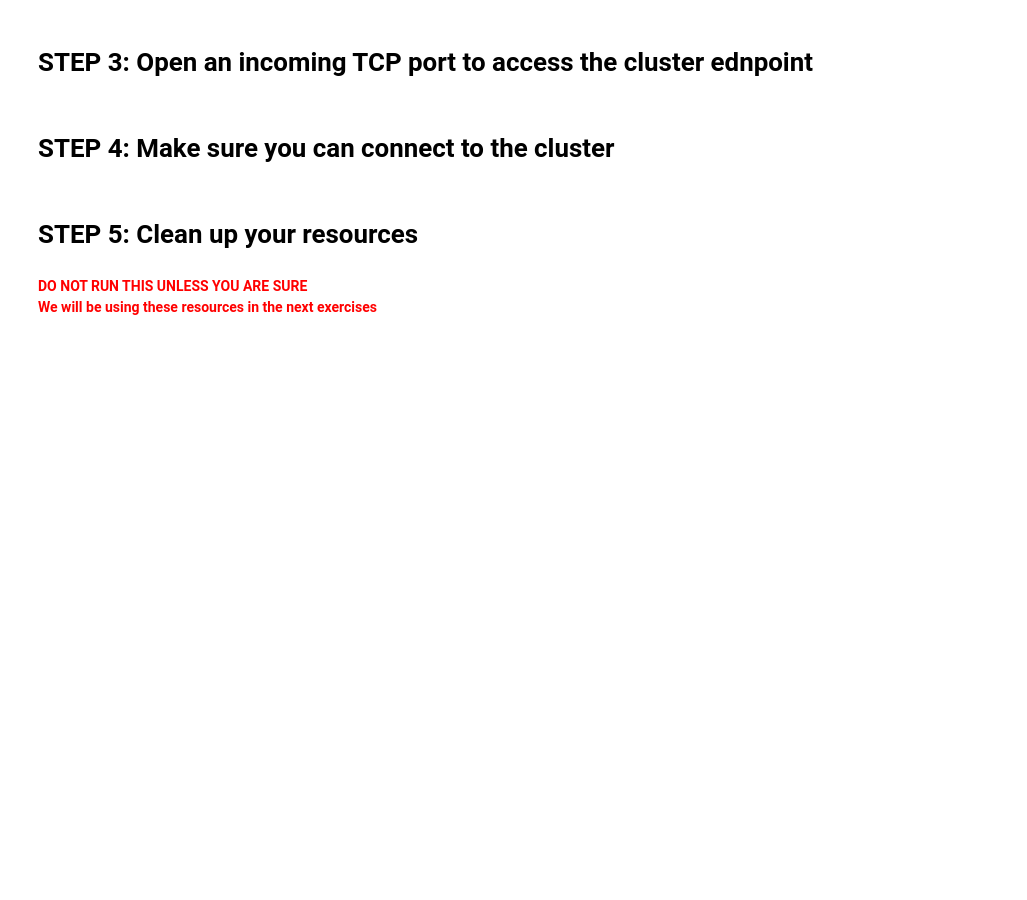
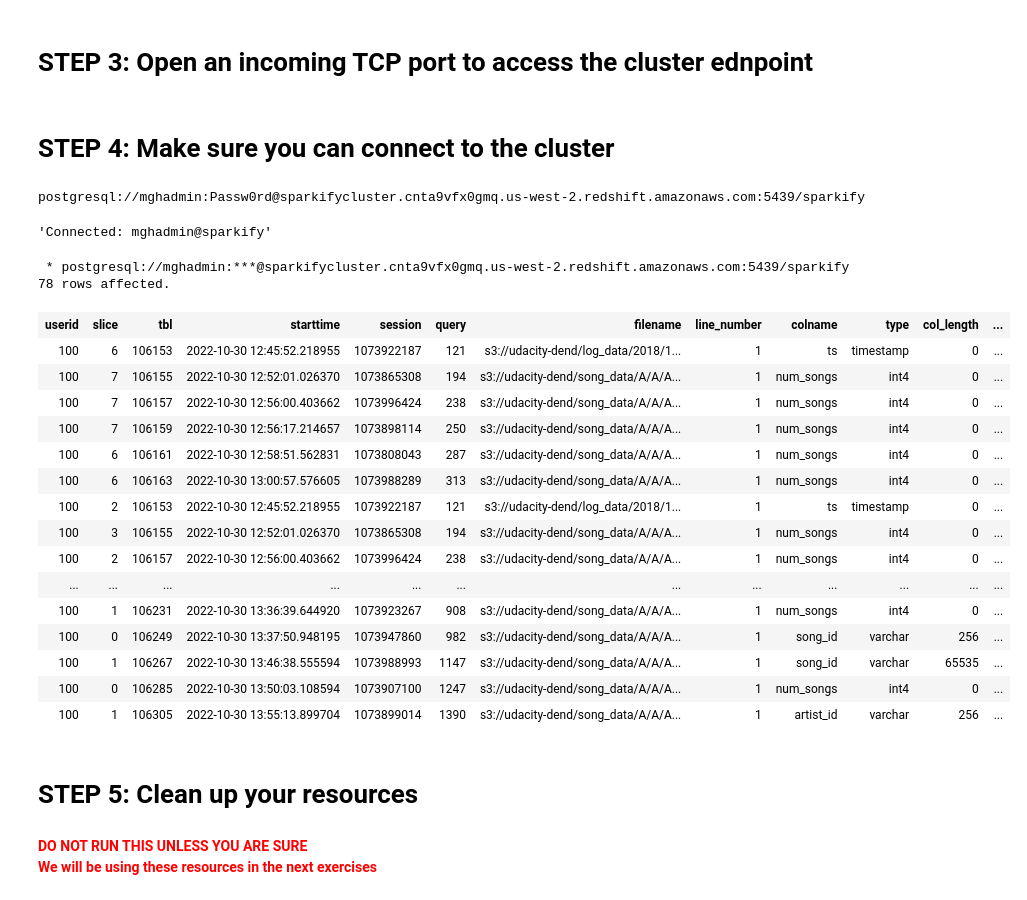
Before and after one commit to mgranica/data_engineer_nanodegree, a Jupyter notebook: cloud_data_warehouse/dwh_cluster/Creating_Redshift_Cluster_AWS_IaC.ipynb, the cells around one changed output. Cells and saved outputs as stored; diff of their text form; code cells hidden in the pictures; blank space fills up the shorter version.

```diff
--- a/cloud_data_warehouse/dwh_cluster/Creating_Redshift_Cluster_AWS_IaC.ipynb
+++ b/cloud_data_warehouse/dwh_cluster/Creating_Redshift_Cluster_AWS_IaC.ipynb
@@ -144,9 +162,34 @@ except Exception as e:
 # %%
 %load_ext sql
 # %%
-conn_string="postgresql://{}:{}@{}:{}/{}".format(DWH_DB_USER, DWH_DB_PASSWORD, DWH_ENDPOINT, DWH_PORT,DB_NAME)
+conn_string="postgresql://{}:{}@{}:{}/{}".format(DB_USER, DB_PASSWORD, DWH_ENDPOINT, DB_PORT,DB_NAME)
 print(conn_string)
 %sql $conn_string
+# %% [output]
+postgresql://mghadmin:Passw0rd@sparkifycluster.cnta9vfx0gmq.us-west-2.redshift.amazonaws.com:5439/sparkify
+'Connected: mghadmin@sparkify'
+# %%
+%%sql
+select * from stl_load_errors;
+# %% [output]
+ * postgresql://mghadmin:***@sparkifycluster.cnta9vfx0gmq.us-west-2.redshift.amazonaws.com:5439/sparkify
+78 rows affected.
+| userid | slice | tbl | starttime | session | query | filename | line_number | colname | type | col_length | ... |
+| 100 | 6 | 106153 | 2022-10-30 12:45:52.218955 | 1073922187 | 121 | s3://udacity-dend/log_data/2018/1... | 1 | ts | timestamp | 0 | ... |
+| 100 | 7 | 106155 | 2022-10-30 12:52:01.026370 | 1073865308 | 194 | s3://udacity-dend/song_data/A/A/A... | 1 | num_songs | int4 | 0 | ... |
+| 100 | 7 | 106157 | 2022-10-30 12:56:00.403662 | 1073996424 | 238 | s3://udacity-dend/song_data/A/A/A... | 1 | num_songs | int4 | 0 | ... |
+| 100 | 7 | 106159 | 2022-10-30 12:56:17.214657 | 1073898114 | 250 | s3://udacity-dend/song_data/A/A/A... | 1 | num_songs | int4 | 0 | ... |
+| 100 | 6 | 106161 | 2022-10-30 12:58:51.562831 | 1073808043 | 287 | s3://udacity-dend/song_data/A/A/A... | 1 | num_songs | int4 | 0 | ... |
+| 100 | 6 | 106163 | 2022-10-30 13:00:57.576605 | 1073988289 | 313 | s3://udacity-dend/song_data/A/A/A... | 1 | num_songs | int4 | 0 | ... |
+| 100 | 2 | 106153 | 2022-10-30 12:45:52.218955 | 1073922187 | 121 | s3://udacity-dend/log_data/2018/1... | 1 | ts | timestamp | 0 | ... |
+| 100 | 3 | 106155 | 2022-10-30 12:52:01.026370 | 1073865308 | 194 | s3://udacity-dend/song_data/A/A/A... | 1 | num_songs | int4 | 0 | ... |
+| 100 | 2 | 106157 | 2022-10-30 12:56:00.403662 | 1073996424 | 238 | s3://udacity-dend/song_data/A/A/A... | 1 | num_songs | int4 | 0 | ... |
+| ... | ... | ... | ... | ... | ... | ... | ... | ... | ... | ... | ... |
+| 100 | 1 | 106231 | 2022-10-30 13:36:39.644920 | 1073923267 | 908 | s3://udacity-dend/song_data/A/A/A... | 1 | num_songs | int4 | 0 | ... |
+| 100 | 0 | 106249 | 2022-10-30 13:37:50.948195 | 1073947860 | 982 | s3://udacity-dend/song_data/A/A/A... | 1 | song_id | varchar | 256 | ... |
+| 100 | 1 | 106267 | 2022-10-30 13:46:38.555594 | 1073988993 | 1147 | s3://udacity-dend/song_data/A/A/A... | 1 | song_id | varchar | 65535 | ... |
+| 100 | 0 | 106285 | 2022-10-30 13:50:03.108594 | 1073907100 | 1247 | s3://udacity-dend/song_data/A/A/A... | 1 | num_songs | int4 | 0 | ... |
+| 100 | 1 | 106305 | 2022-10-30 13:55:13.899704 | 1073899014 | 1390 | s3://udacity-dend/song_data/A/A/A... | 1 | artist_id | varchar | 256 | ... |
 # %% [markdown]
 # STEP 5: Clean up your resources
 # %% [markdown]
```
Also changed, not shown: parts of 5 cells of this notebook, 7 other files.
